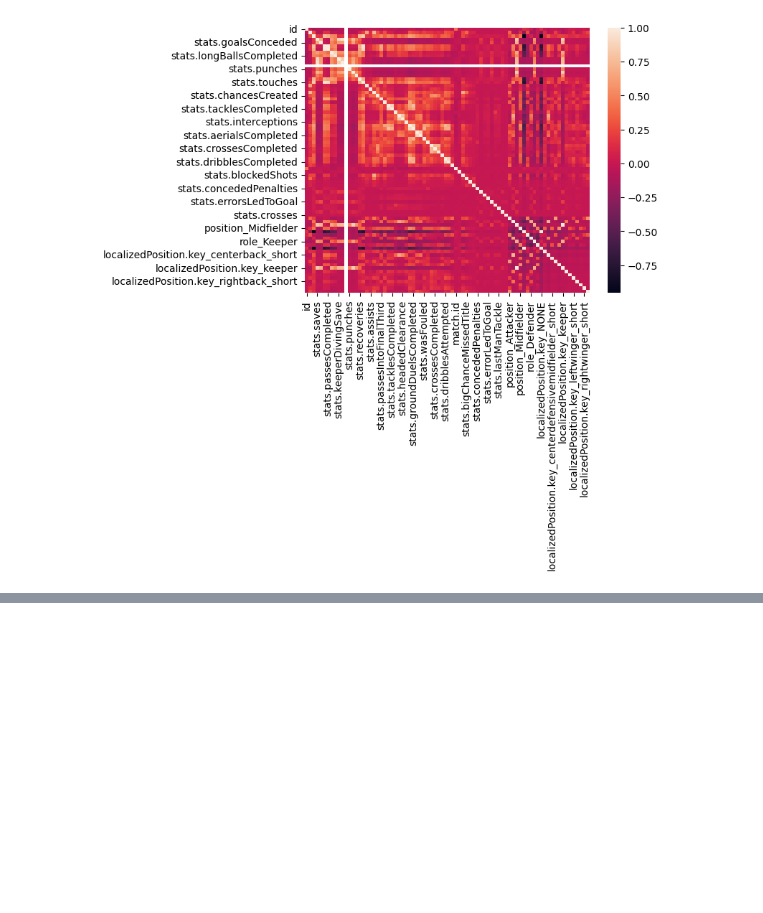
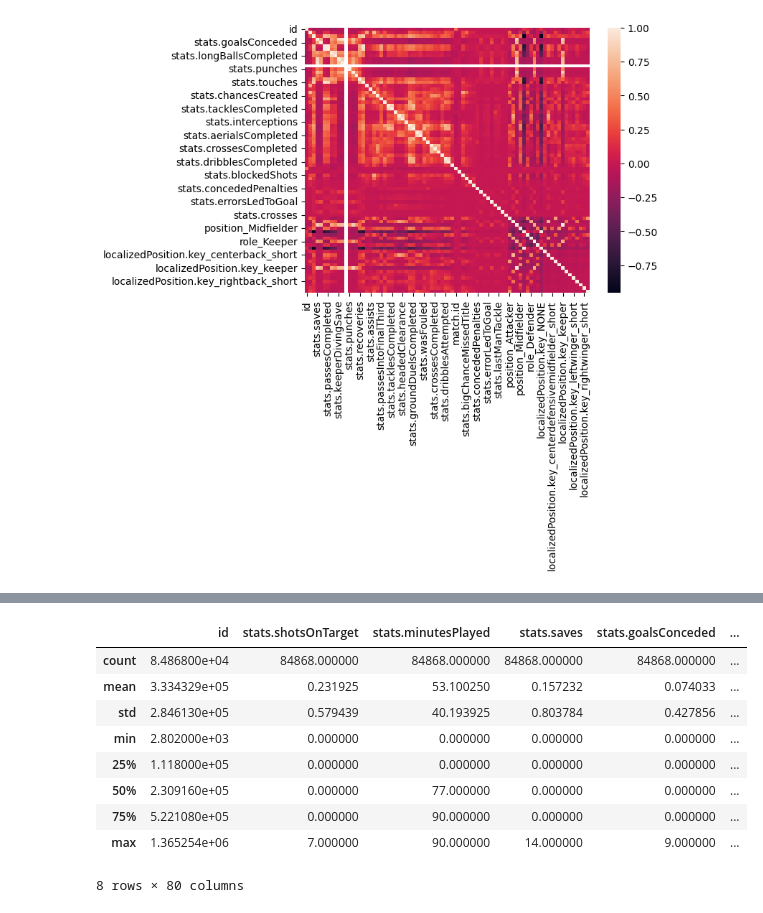
Before and after one commit to Astra-Gaming/predictive-analytics, a Jupyter notebook: soccer_prediction.ipynb, the cells around one changed output, grey strips where cells are left out. Saved outputs shown, nothing was run; the diff lists cells and outputs as text; code cells hidden in the pictures; blank space fills up the shorter version.

```diff
--- a/soccer_prediction.ipynb
+++ b/soccer_prediction.ipynb
@@ -424,0 +478,13 @@ sns.heatmap(df.corr(numeric_only=True))
+# %%
+df.describe()
+# %% [output]
+|  | id | stats.shotsOnTarget | stats.minutesPlayed | stats.saves | stats.goalsConceded | ... |
+| count | 8.486800e+04 | 84868.000000 | 84868.000000 | 84868.000000 | 84868.000000 | ... |
+| mean | 3.334329e+05 | 0.231925 | 53.100250 | 0.157232 | 0.074033 | ... |
+| std | 2.846130e+05 | 0.579439 | 40.193925 | 0.803784 | 0.427856 | ... |
+| min | 2.802000e+03 | 0.000000 | 0.000000 | 0.000000 | 0.000000 | ... |
+| 25% | 1.118000e+05 | 0.000000 | 0.000000 | 0.000000 | 0.000000 | ... |
+| 50% | 2.309160e+05 | 0.000000 | 77.000000 | 0.000000 | 0.000000 | ... |
+| 75% | 5.221080e+05 | 0.000000 | 90.000000 | 0.000000 | 0.000000 | ... |
+| max | 1.365254e+06 | 7.000000 | 90.000000 | 14.000000 | 9.000000 | ... |
+8 rows × 80 columns
```
Also changed, not shown: parts of 14 cells of this notebook.
